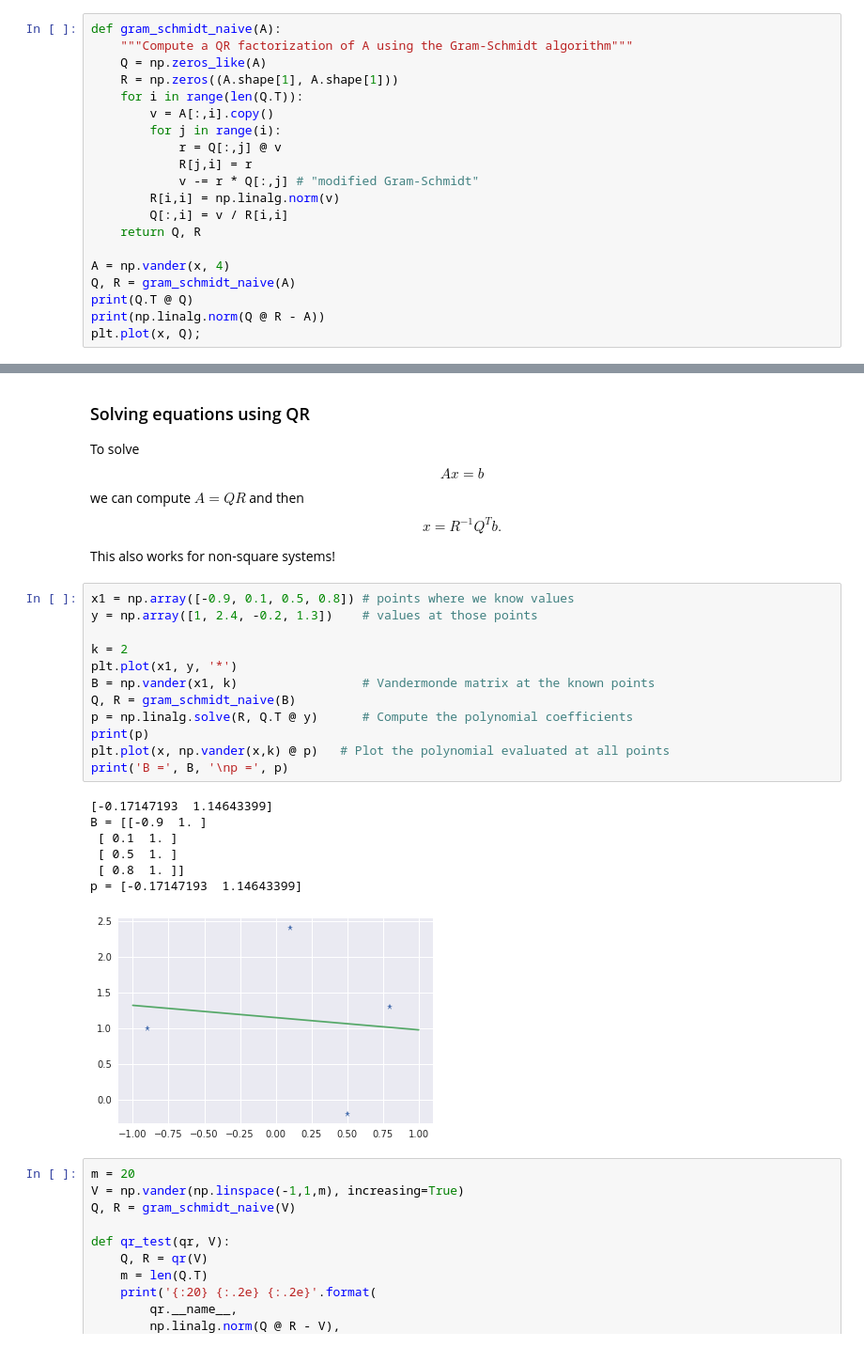
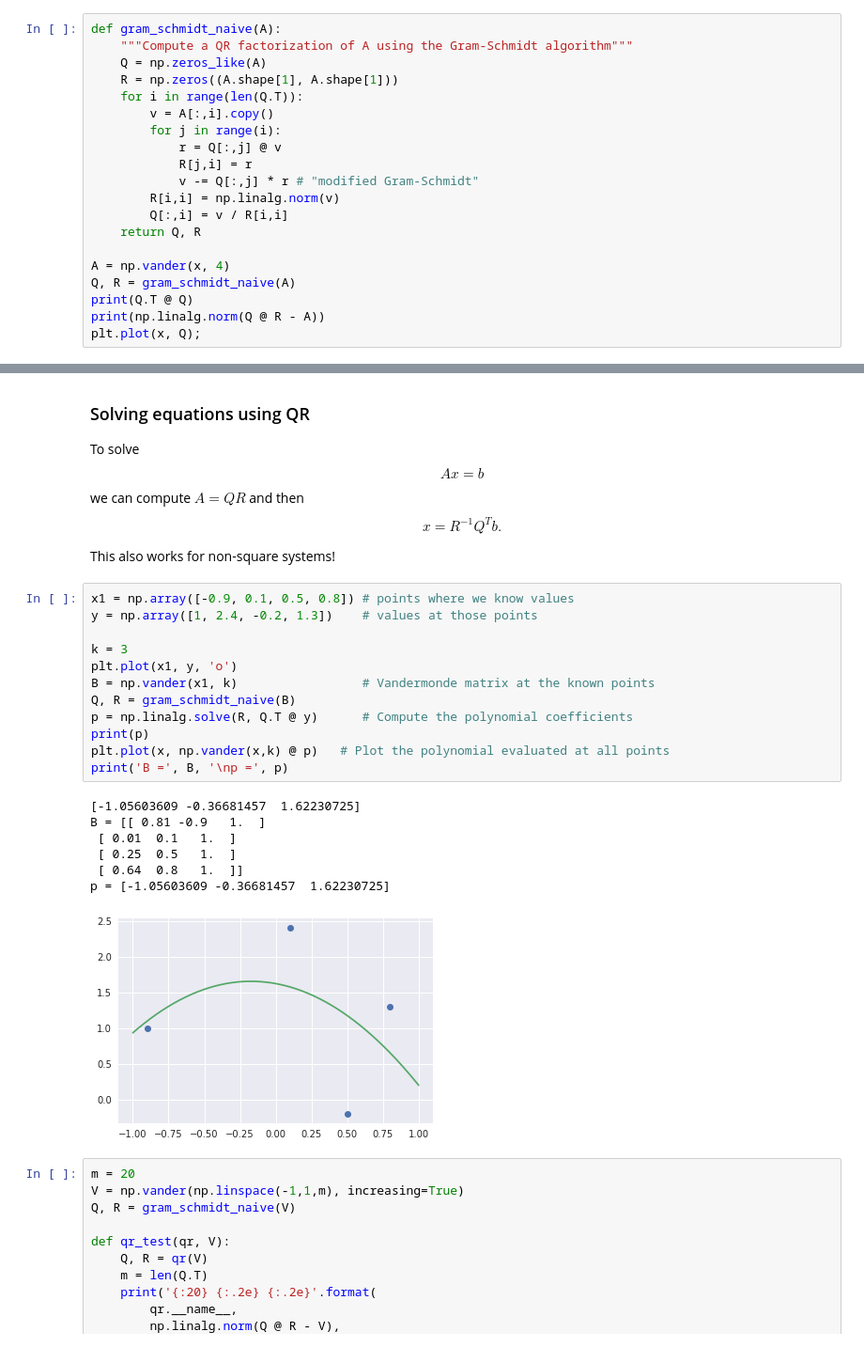
Before and after one commit to cu-numcomp/numcomp-class-spring19, a Jupyter notebook: LinearAlgebra.ipynb, the cells around one changed output, grey strips where cells are left out. Shown: that part at 94% size. Saved outputs shown, nothing was run; the diff lists cells and outputs as text.

Commit message:
Update Linear Algebra notes and include missing figures

```diff
--- a/LinearAlgebra.ipynb
+++ b/LinearAlgebra.ipynb
@@ -270,7 +276,7 @@ def gram_schmidt_naive(A):
         for j in range(i):
             r = Q[:,j] @ v
             R[j,i] = r
-            v -= r * Q[:,j] # "modified Gram-Schmidt"
+            v -= Q[:,j] * r # "modified Gram-Schmidt"
         R[i,i] = np.linalg.norm(v)
         Q[:,i] = v / R[i,i]
     return Q, R
@@ -318,23 +324,23 @@ This also works for non-square systems!
 # %%
 x1 = np.array([-0.9, 0.1, 0.5, 0.8]) # points where we know values
 y = np.array([1, 2.4, -0.2, 1.3])    # values at those points
 
-k = 2
-plt.plot(x1, y, '*')
+k = 3
+plt.plot(x1, y, 'o')
 B = np.vander(x1, k)                 # Vandermonde matrix at the known points
 Q, R = gram_schmidt_naive(B)
 p = np.linalg.solve(R, Q.T @ y)      # Compute the polynomial coefficients
 print(p)
 plt.plot(x, np.vander(x,k) @ p)   # Plot the polynomial evaluated at all points
 print('B =', B, '\np =', p)
 # %% [output]
-[-0.17147193  1.14643399]
-B = [[-0.9  1. ]
- [ 0.1  1. ]
- [ 0.5  1. ]
- [ 0.8  1. ]]
-p = [-0.17147193  1.14643399]
+[-1.05603609 -0.36681457  1.62230725]
+B = [[ 0.81 -0.9   1.  ]
+ [ 0.01  0.1   1.  ]
+ [ 0.25  0.5   1.  ]
+ [ 0.64  0.8   1.  ]]
+p = [-1.05603609 -0.36681457  1.62230725]
-[figure, old version]
+[figure, new version]
 # %%
 m = 20
 V = np.vander(np.linspace(-1,1,m), increasing=True)
```
Also changed, not shown: parts of 5 cells of this notebook, 3 other files.
